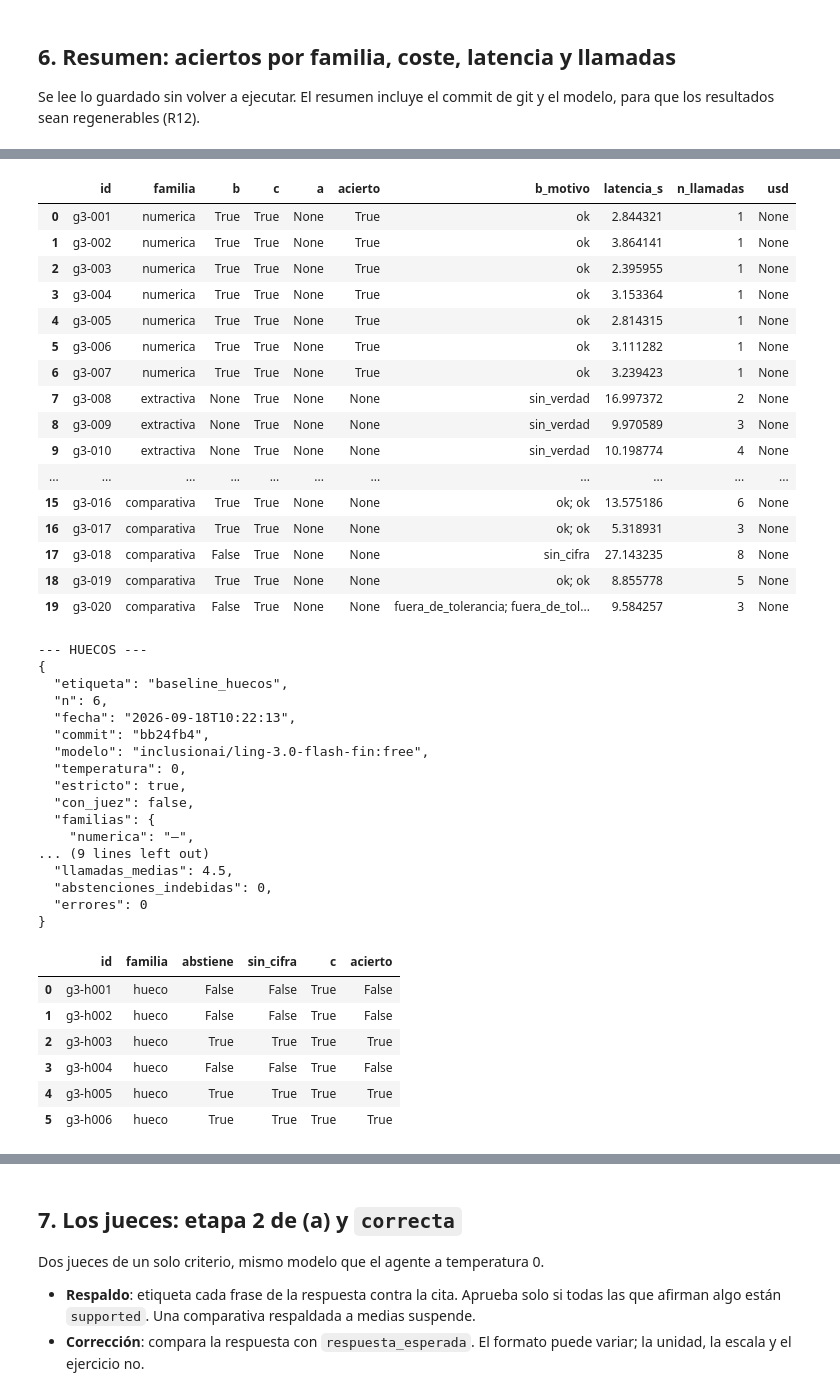
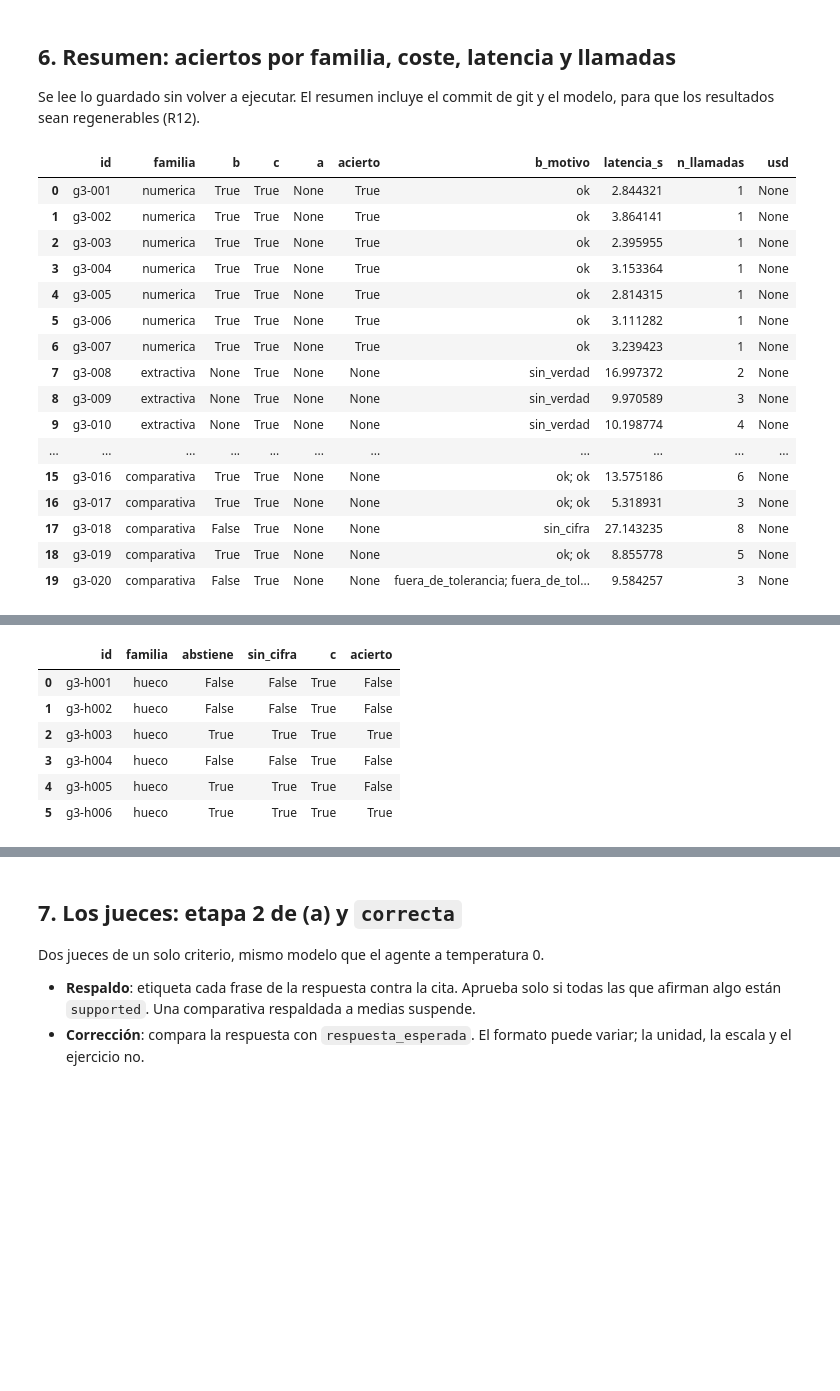
Before and after one commit to Romequinco/10k-financial-agent, a Jupyter notebook: notebooks/04_evaluacion_baseline.ipynb, the cells around one changed output, grey strips where cells are left out. Drawn from its saved outputs; the diff is of its cells as text; code cells hidden in the pictures; blank space fills up the shorter version.

```diff
--- a/notebooks/04_evaluacion_baseline.ipynb
+++ b/notebooks/04_evaluacion_baseline.ipynb
@@ -392,13 +360,33 @@ Huecos ya ejecutados.
 Se lee lo guardado sin volver a ejecutar. El resumen incluye el commit de git y
 el modelo, para que los resultados sean regenerables (R12).
 # %%
+# repuntuar() (no puntuar()) a propósito: NO escribe en resultados/<etiqueta>/, así que
+# nunca sobrescribe el baseline congelado aunque el código de los evaluadores cambie después
+# (regla 6 de CLAUDE.md). Muestra la nota vigente sin tocar el artefacto guardado en disco.
 if predicciones.is_file():
-    tabla = evaluadores.puntuar(ETIQUETA, estricto=ESTRICTO)
+    tabla, _ = evaluadores.repuntuar(ETIQUETA, estricto=ESTRICTO)
     display(tabla[["id", "familia", "b", "c", "a", "acierto",
                    "b_motivo", "latencia_s", "n_llamadas", "usd"]])
 
 if huecos_pred.is_file():
     print("\n--- HUECOS ---")
-    tabla_h = evaluadores.puntuar(f"{ETIQUETA}_huecos", estricto=ESTRICTO)
+    tabla_h, _ = evaluadores.repuntuar(f"{ETIQUETA}_huecos", estricto=ESTRICTO)
     display(tabla_h[["id", "familia", "abstiene", "sin_cifra", "c", "acierto"]])
 # %% [output]
+|  | id | familia | b | c | a | acierto | b_motivo | latencia_s | n_llamadas | usd |
+| 0 | g3-001 | numerica | True | True | None | True | ok | 2.844321 | 1 | None |
+| 1 | g3-002 | numerica | True | True | None | True | ok | 3.864141 | 1 | None |
+| 2 | g3-003 | numerica | True | True | None | True | ok | 2.395955 | 1 | None |
+| 3 | g3-004 | numerica | True | True | None | True | ok | 3.153364 | 1 | None |
+| 4 | g3-005 | numerica | True | True | None | True | ok | 2.814315 | 1 | None |
+| 5 | g3-006 | numerica | True | True | None | True | ok | 3.111282 | 1 | None |
+| 6 | g3-007 | numerica | True | True | None | True | ok | 3.239423 | 1 | None |
+| 7 | g3-008 | extractiva | None | True | None | None | sin_verdad | 16.997372 | 2 | None |
+| 8 | g3-009 | extractiva | None | True | None | None | sin_verdad | 9.970589 | 3 | None |
+| 9 | g3-010 | extractiva | None | True | None | None | sin_verdad | 10.198774 | 4 | None |
+| ... | ... | ... | ... | ... | ... | ... | ... | ... | ... | ... |
+| 15 | g3-016 | comparativa | True | True | None | None | ok; ok | 13.575186 | 6 | None |
+| 16 | g3-017 | comparativa | True | True | None | None | ok; ok | 5.318931 | 3 | None |
+| 17 | g3-018 | comparativa | False | True | None | None | sin_cifra | 27.143235 | 8 | None |
+| 18 | g3-019 | comparativa | True | True | None | None | ok; ok | 8.855778 | 5 | None |
+| 19 | g3-020 | comparativa | False | True | None | None | fuera_de_tolerancia; fuera_de_tol... | 9.584257 | 3 | None |
@@ -422,43 +394,9 @@ if huecos_pred.is_file():
-|  | id | familia | b | c | a | acierto | b_motivo | latencia_s | n_llamadas | usd |
-| 0 | g3-001 | numerica | True | True | None | True | ok | 2.844321 | 1 | None |
-| 1 | g3-002 | numerica | True | True | None | True | ok | 3.864141 | 1 | None |
-| 2 | g3-003 | numerica | True | True | None | True | ok | 2.395955 | 1 | None |
-| 3 | g3-004 | numerica | True | True | None | True | ok | 3.153364 | 1 | None |
-| 4 | g3-005 | numerica | True | True | None | True | ok | 2.814315 | 1 | None |
-| 5 | g3-006 | numerica | True | True | None | True | ok | 3.111282 | 1 | None |
-| 6 | g3-007 | numerica | True | True | None | True | ok | 3.239423 | 1 | None |
-| 7 | g3-008 | extractiva | None | True | None | None | sin_verdad | 16.997372 | 2 | None |
-| 8 | g3-009 | extractiva | None | True | None | None | sin_verdad | 9.970589 | 3 | None |
-| 9 | g3-010 | extractiva | None | True | None | None | sin_verdad | 10.198774 | 4 | None |
-| ... | ... | ... | ... | ... | ... | ... | ... | ... | ... | ... |
-| 15 | g3-016 | comparativa | True | True | None | None | ok; ok | 13.575186 | 6 | None |
-| 16 | g3-017 | comparativa | True | True | None | None | ok; ok | 5.318931 | 3 | None |
-| 17 | g3-018 | comparativa | False | True | None | None | sin_cifra | 27.143235 | 8 | None |
-| 18 | g3-019 | comparativa | True | True | None | None | ok; ok | 8.855778 | 5 | None |
-| 19 | g3-020 | comparativa | False | True | None | None | fuera_de_tolerancia; fuera_de_tol... | 9.584257 | 3 | None |
---- HUECOS ---
-{
-  "etiqueta": "baseline_huecos",
-  "n": 6,
-  "fecha": "2026-09-18T10:22:13",
-  "commit": "bb24fb4",
-  "modelo": "inclusionai/ling-3.0-flash-fin:free",
-  "temperatura": 0,
-  "estricto": true,
-  "con_juez": false,
-  "familias": {
-    "numerica": "—",
-... (9 lines left out)
-  "llamadas_medias": 4.5,
-  "abstenciones_indebidas": 0,
-  "errores": 0
-}
 |  | id | familia | abstiene | sin_cifra | c | acierto |
 | 0 | g3-h001 | hueco | False | False | True | False |
 | 1 | g3-h002 | hueco | False | False | True | False |
 | 2 | g3-h003 | hueco | True | True | True | True |
 | 3 | g3-h004 | hueco | False | False | True | False |
-| 4 | g3-h005 | hueco | True | True | True | True |
+| 4 | g3-h005 | hueco | True | True | True | False |
 | 5 | g3-h006 | hueco | True | True | True | True |
 # %%
 # Gráfico simple de aciertos por familia, leído de resultados/baseline*/resumen.json ya guardados
```
Also changed, not shown: parts of 8 cells of this notebook, 3 other files.
